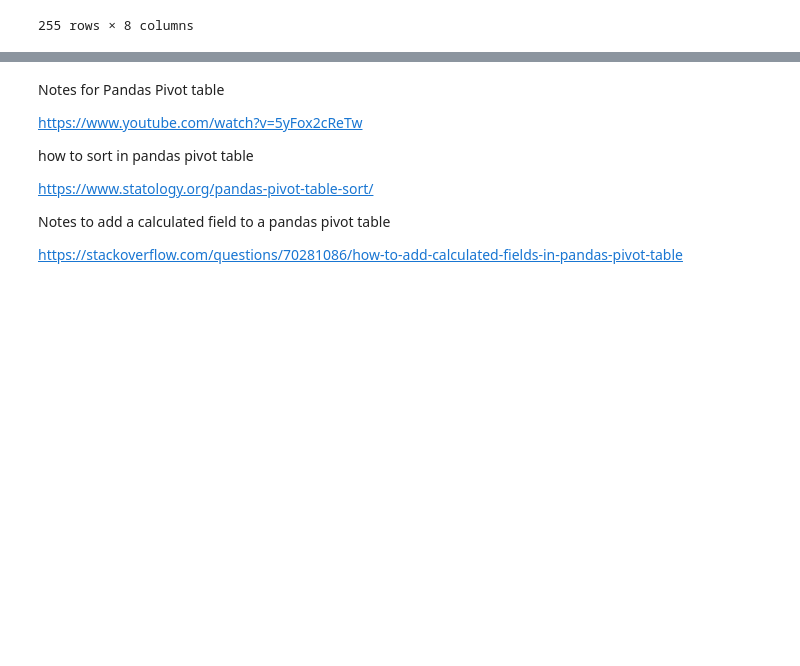
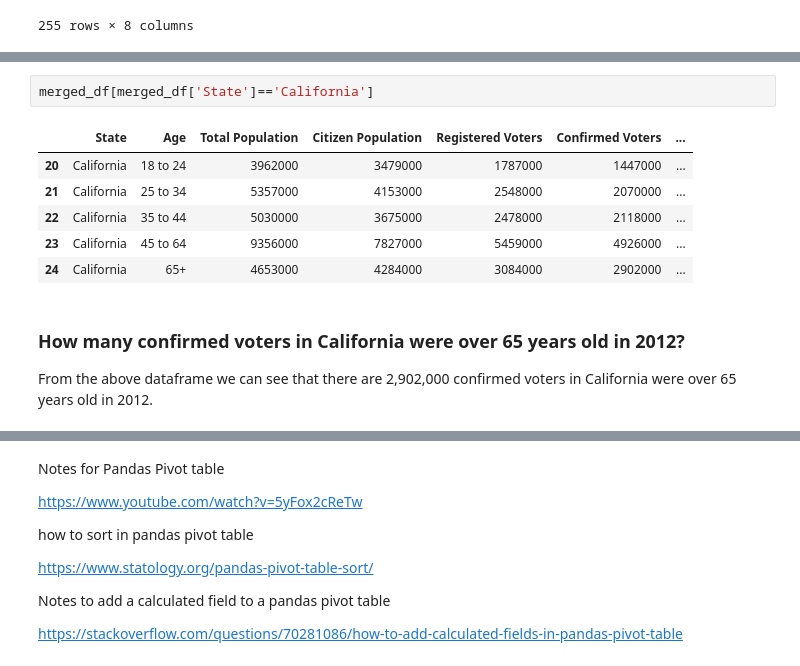
Before and after one commit to JeffreyAsuncion/Data_Analysis_2012_US_Voter_Data, a Jupyter notebook: US_Voter_2012.ipynb, the cells around one changed output, grey strips where cells are left out. Drawn from its saved outputs; the diff is of its cells as text; blank space fills up the shorter version.

```diff
--- a/US_Voter_2012.ipynb
+++ b/US_Voter_2012.ipynb
@@ -498,0 +622,13 @@ merged_df
+# %%
+merged_df[merged_df['State']=='California']
+# %% [output]
+|  | State | Age | Total Population | Citizen Population | Registered Voters | Confirmed Voters | ... |
+| 20 | California | 18 to 24 | 3962000 | 3479000 | 1787000 | 1447000 | ... |
+| 21 | California | 25 to 34 | 5357000 | 4153000 | 2548000 | 2070000 | ... |
+| 22 | California | 35 to 44 | 5030000 | 3675000 | 2478000 | 2118000 | ... |
+| 23 | California | 45 to 64 | 9356000 | 7827000 | 5459000 | 4926000 | ... |
+| 24 | California | 65+ | 4653000 | 4284000 | 3084000 | 2902000 | ... |
+# %% [markdown]
+### How many confirmed voters in California were over 65 years old in 2012?
+
+From the above dataframe we can see that there are 2,902,000 confirmed voters in California were over 65 years old in 2012.
```
Also changed, not shown: parts of 31 cells of this notebook, 1 other file.
